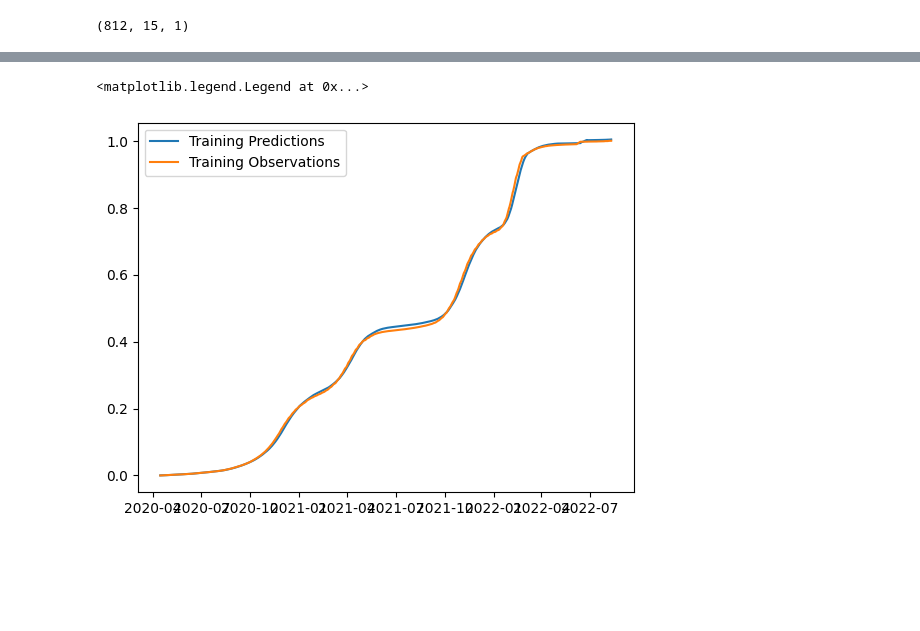
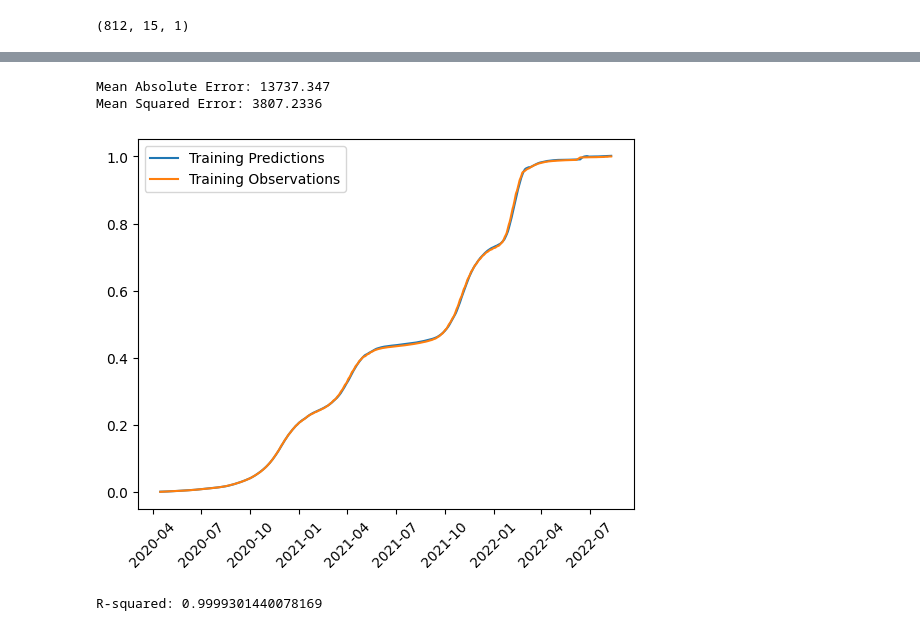
Before and after one commit to annafedyna/prediction_with_nn, a Jupyter notebook: sliding_window.ipynb, the cells around one changed output, grey strips where cells are left out. Saved outputs shown, nothing was run; the diff lists cells and outputs as text; code cells hidden in the pictures; blank space fills up the shorter version.

```diff
--- a/sliding_window.ipynb
+++ b/sliding_window.ipynb
@@ -148,13 +148,13 @@ dates.shape, X.shape, y.shape
 # %% [output]
 ((1015,), (1015, 15, 1), (1015,))
 # %%
-q_90 = int(len(dates) * .8)
-q_95 = int(len(dates) * .9)
+q_80 = int(len(dates) * .8)
+q_90 = int(len(dates) * .9)
 
-dates_train, X_train, y_train = dates[:q_90], X[:q_90], y[:q_90]
+dates_train, X_train, y_train = dates[:q_80], X[:q_80], y[:q_80]
 
-dates_val, X_val, y_val = dates[q_90:q_95], X[q_90:q_95], y[q_90:q_95]
-dates_test, X_test, y_test = dates[q_95:], X[q_95:], y[q_95:]
+dates_val, X_val, y_val = dates[q_80:q_90], X[q_80:q_90], y[q_80:q_90]
+dates_test, X_test, y_test = dates[q_90:], X[q_90:], y[q_90:]
 
 plt.plot(dates_train, y_train)
 plt.plot(dates_val, y_val)
@@ -241,12 +238,34 @@ train_predictions.shape
+# %%
+from sklearn.metrics import mean_absolute_error, mean_squared_error
+
+mae = mean_absolute_error(y_train_scaled, train_predictions)
+mse = mean_squared_error(y_train_scaled, train_predictions)
+
+print("Mean Absolute Error:", scaler_y.inverse_transform(np.array(mae).reshape(-1, 1))[0][0])
+print("Mean Squared Error:", scaler_y.inverse_transform(np.array(mse).reshape(-1, 1))[0][0])
+# %% [output]
+Mean Absolute Error: 13737.347
+Mean Squared Error: 3807.2336
 # %%
 
 
 plt.plot(dates_train, train_predictions)
 plt.plot(dates_train, y_train_scaled)
 plt.legend(['Training Predictions', 'Training Observations'])
+plt.xticks(rotation=45)
+plt.show()
 # %% [output]
-<matplotlib.legend.Legend at 0x...>
-[figure, old version]
+[figure, new version]
+# %%
+train_predictions_unscaled = scaler_y.inverse_transform(np.array(train_predictions).reshape(-1, 1))
+y_train_original = scaler_y.inverse_transform(np.array(y_train_scaled).reshape(-1, 1))
+
+from sklearn.metrics import r2_score
+r_squared = r2_score(y_train_original, train_predictions_unscaled)
+
+print("R-squared:", r_squared)
+# %% [output]
+R-squared: 0.9999301440078169
 # %%
 val_predictions = model.predict(X_val_scaled)
 
```
Also changed, not shown: parts of 9 cells of this notebook, 2 other files.
